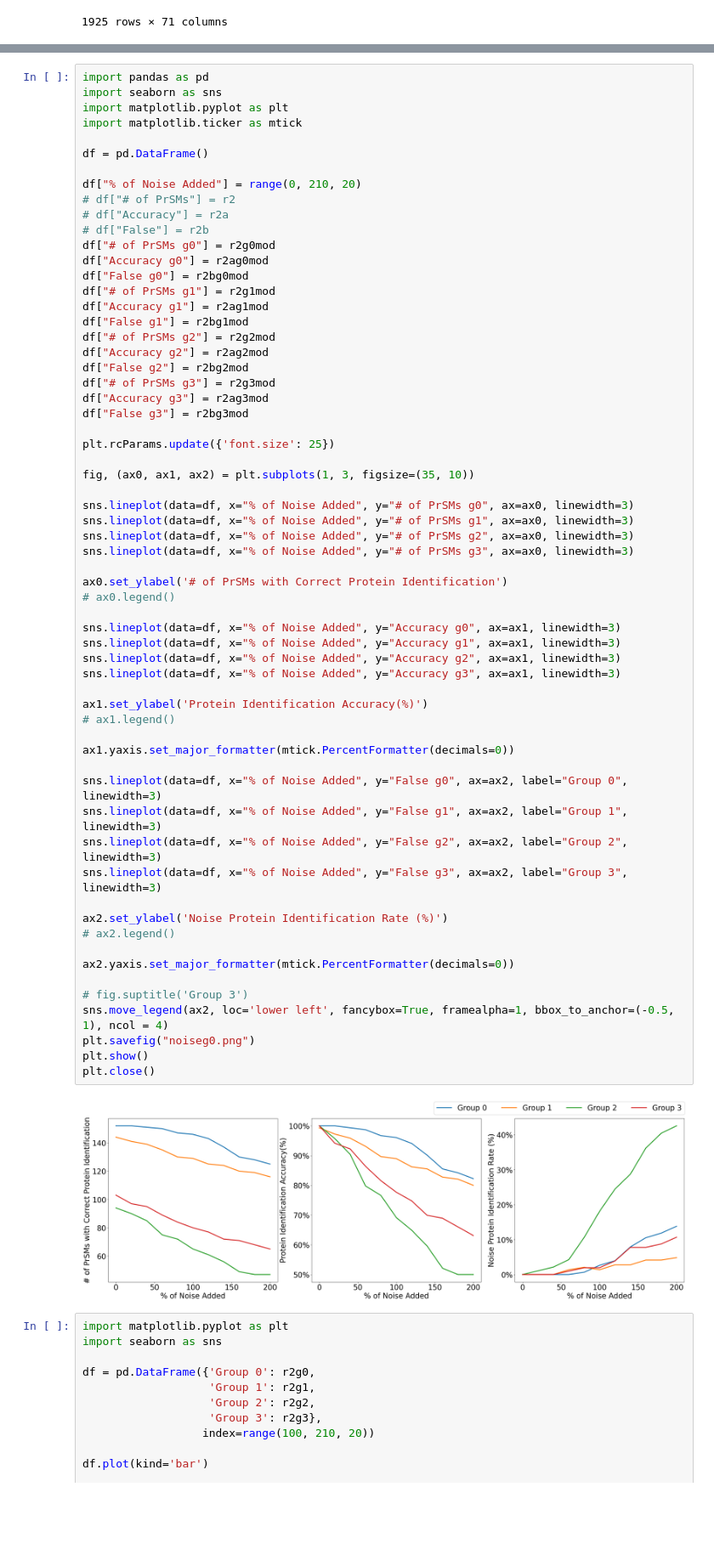
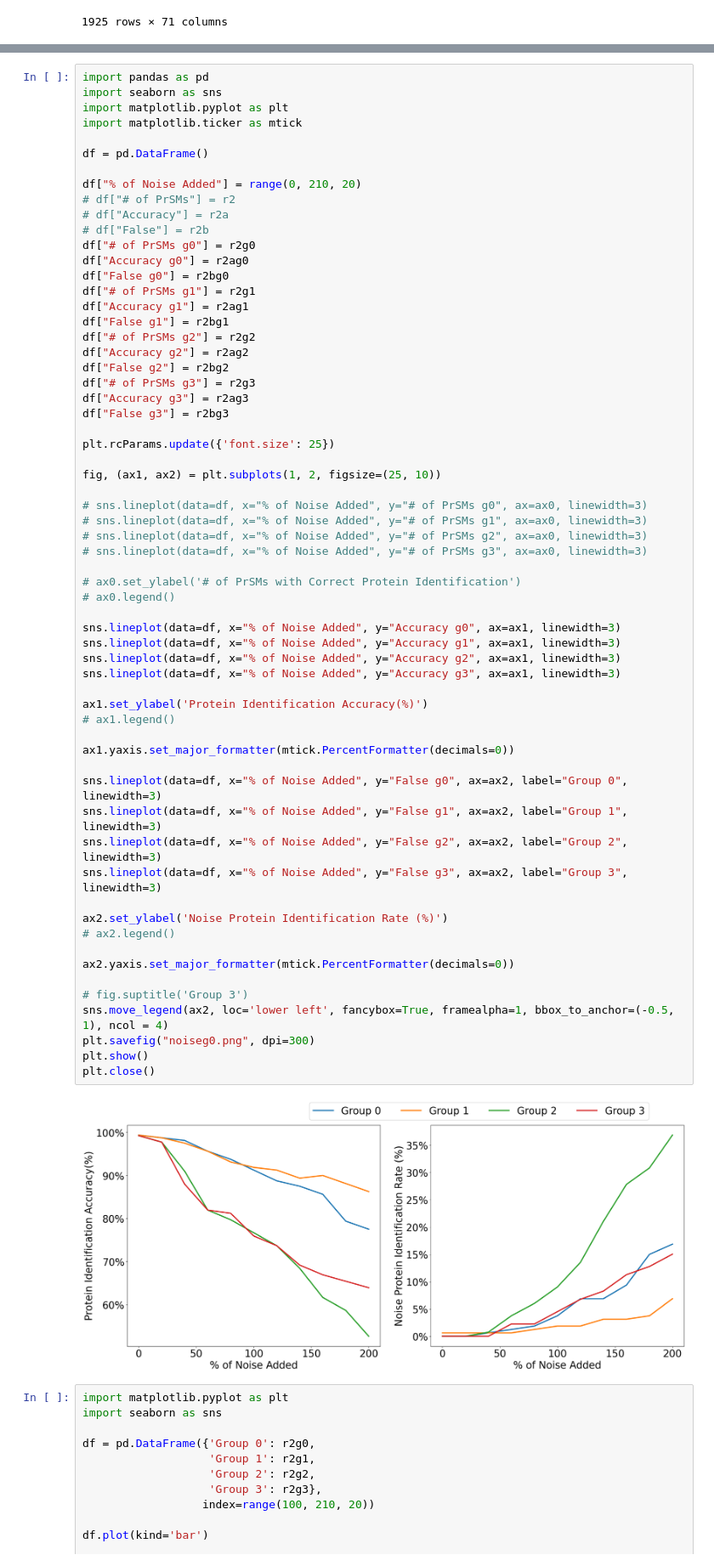
Before and after one commit to todanielwang/TopMPI, a Jupyter notebook: notebook.ipynb, the cells around one changed output, grey strips where cells are left out. Shown at 85% size. Drawn from its saved outputs; the diff is of its cells as text; blank space fills up the shorter version.

```diff
--- a/notebook.ipynb
+++ b/notebook.ipynb
@@ -1307,58 +1485,58 @@ df["% of Noise Added"] = range(0, 210, 20)
 # df["# of PrSMs"] = r2
 # df["Accuracy"] = r2a
 # df["False"] = r2b
-df["# of PrSMs g0"] = r2g0mod
-df["Accuracy g0"] = r2ag0mod
-df["False g0"] = r2bg0mod
-df["# of PrSMs g1"] = r2g1mod
-df["Accuracy g1"] = r2ag1mod
-df["False g1"] = r2bg1mod
-df["# of PrSMs g2"] = r2g2mod
-df["Accuracy g2"] = r2ag2mod
-df["False g2"] = r2bg2mod
-df["# of PrSMs g3"] = r2g3mod
-df["Accuracy g3"] = r2ag3mod
-df["False g3"] = r2bg3mod
+df["# of PrSMs g0"] = r2g0
+df["Accuracy g0"] = r2ag0
+df["False g0"] = r2bg0
+df["# of PrSMs g1"] = r2g1
+df["Accuracy g1"] = r2ag1
+df["False g1"] = r2bg1
+df["# of PrSMs g2"] = r2g2
+df["Accuracy g2"] = r2ag2
+df["False g2"] = r2bg2
+df["# of PrSMs g3"] = r2g3
+df["Accuracy g3"] = r2ag3
+df["False g3"] = r2bg3
 
 plt.rcParams.update({'font.size': 25})
 
-fig, (ax0, ax1, ax2) = plt.subplots(1, 3, figsize=(35, 10))
+fig, (ax1, ax2) = plt.subplots(1, 2, figsize=(25, 10))
 
-sns.lineplot(data=df, x="% of Noise Added", y="# of PrSMs g0", ax=ax0, linewidth=3)
-sns.lineplot(data=df, x="% of Noise Added", y="# of PrSMs g1", ax=ax0, linewidth=3)
-sns.lineplot(data=df, x="% of Noise Added", y="# of PrSMs g2", ax=ax0, linewidth=3)
-sns.lineplot(data=df, x="% of Noise Added", y="# of PrSMs g3", ax=ax0, linewidth=3)
+# sns.lineplot(data=df, x="% of Noise Added", y="# of PrSMs g0", ax=ax0, linewidth=3)
+# sns.lineplot(data=df, x="% of Noise Added", y="# of PrSMs g1", ax=ax0, linewidth=3)
+# sns.lineplot(data=df, x="% of Noise Added", y="# of PrSMs g2", ax=ax0, linewidth=3)
+# sns.lineplot(data=df, x="% of Noise Added", y="# of PrSMs g3", ax=ax0, linewidth=3)
 
-ax0.set_ylabel('# of PrSMs with Correct Protein Identification')
+# ax0.set_ylabel('# of PrSMs with Correct Protein Identification')
 # ax0.legend()
 
 sns.lineplot(data=df, x="% of Noise Added", y="Accuracy g0", ax=ax1, linewidth=3)
 sns.lineplot(data=df, x="% of Noise Added", y="Accuracy g1", ax=ax1, linewidth=3)
 sns.lineplot(data=df, x="% of Noise Added", y="Accuracy g2", ax=ax1, linewidth=3)
 sns.lineplot(data=df, x="% of Noise Added", y="Accuracy g3", ax=ax1, linewidth=3)
 
 ax1.set_ylabel('Protein Identification Accuracy(%)')
 # ax1.legend()
 
 ax1.yaxis.set_major_formatter(mtick.PercentFormatter(decimals=0))
 
 sns.lineplot(data=df, x="% of Noise Added", y="False g0", ax=ax2, label="Group 0", linewidth=3)
 sns.lineplot(data=df, x="% of Noise Added", y="False g1", ax=ax2, label="Group 1", linewidth=3)
 sns.lineplot(data=df, x="% of Noise Added", y="False g2", ax=ax2, label="Group 2", linewidth=3)
 sns.lineplot(data=df, x="% of Noise Added", y="False g3", ax=ax2, label="Group 3", linewidth=3)
 
 ax2.set_ylabel('Noise Protein Identification Rate (%)')
 # ax2.legend()
 
 ax2.yaxis.set_major_formatter(mtick.PercentFormatter(decimals=0))
 
 # fig.suptitle('Group 3')
 sns.move_legend(ax2, loc='lower left', fancybox=True, framealpha=1, bbox_to_anchor=(-0.5, 1), ncol = 4)
-plt.savefig("noiseg0.png")
+plt.savefig("noiseg0.png", dpi=300)
 plt.show()
 plt.close()
 # %% [output]
-[figure, old version]
+[figure, new version]
 # %%
 import matplotlib.pyplot as plt
 import seaborn as sns
```
Also changed, not shown: parts of 20 cells of this notebook, 16 other files.
